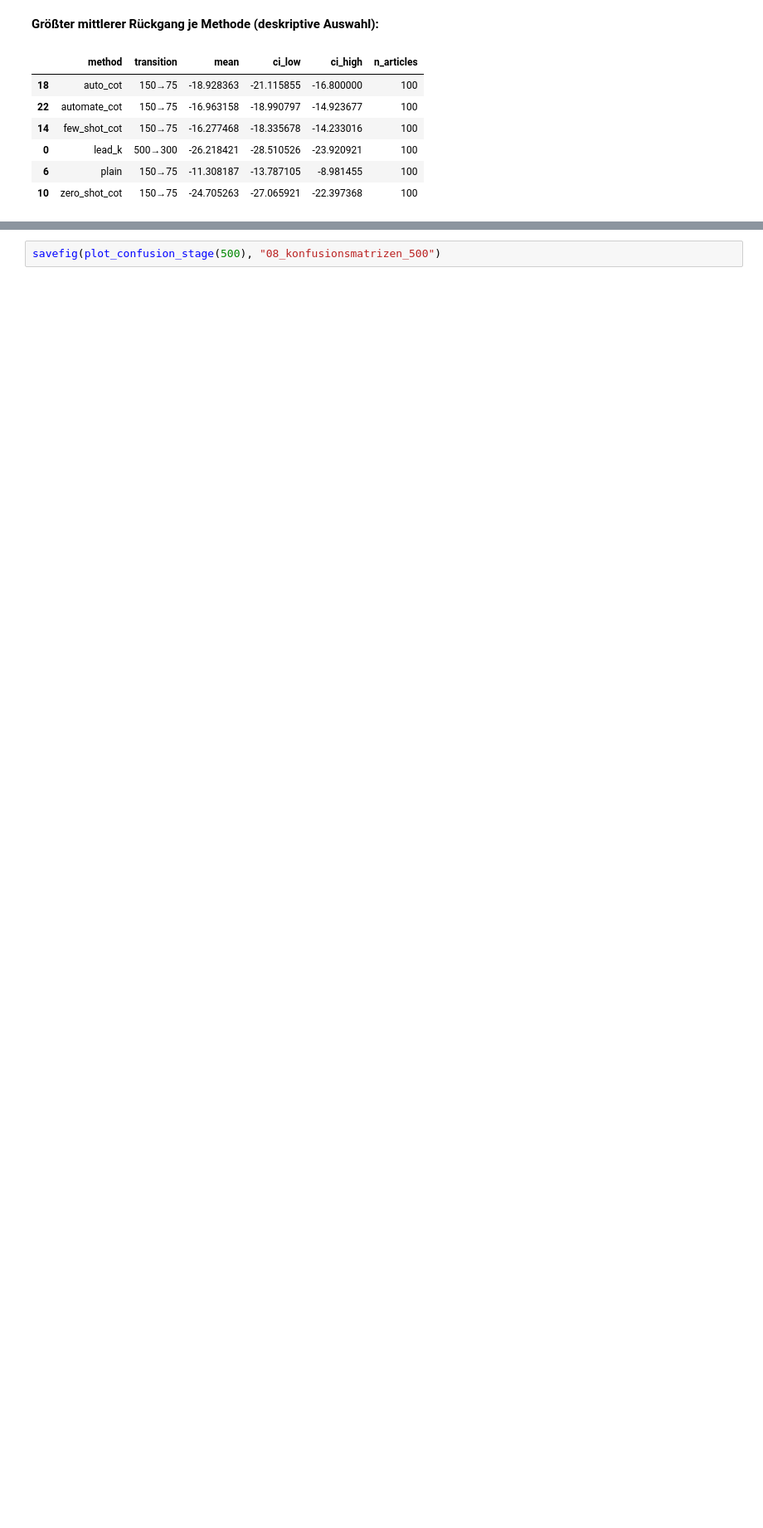
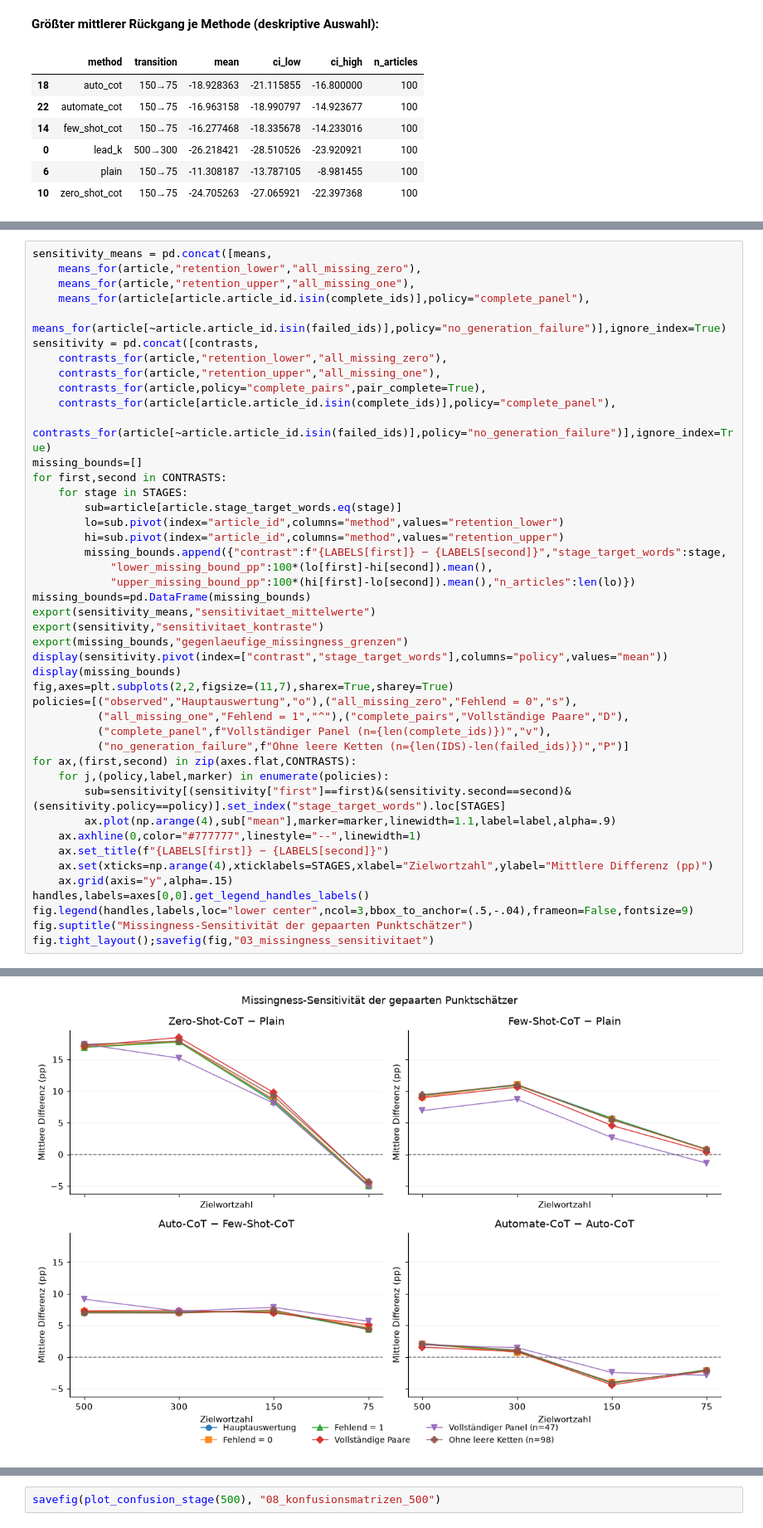
Before and after one commit to EdgarXB/Masterarbeit_Faktenretention_unter_rekursiver_Kompressionskette, a Jupyter notebook: notebooks/03_qa_retention.ipynb, the cells around one changed output, grey strips where cells are left out. Shown at 83% size. Saved outputs shown, nothing was run; the diff lists cells and outputs as text; blank space fills up the shorter version.

Commit message:
Revert "qa_retention cleaned up"
This reverts commit b4fddf3cad9f0d29d7e31cb24604f6d6f07676e7.

```diff
--- a/notebooks/03_qa_retention.ipynb
+++ b/notebooks/03_qa_retention.ipynb
@@ -316,0 +557,45 @@ fig.tight_layout(rect=(0,.06,1,.95));savefig(fig,"02_gepaarte_kontraste")
+# %%
+sensitivity_means = pd.concat([means,
+    means_for(article,"retention_lower","all_missing_zero"),
+    means_for(article,"retention_upper","all_missing_one"),
+    means_for(article[article.article_id.isin(complete_ids)],policy="complete_panel"),
+    means_for(article[~article.article_id.isin(failed_ids)],policy="no_generation_failure")],ignore_index=True)
+sensitivity = pd.concat([contrasts,
+    contrasts_for(article,"retention_lower","all_missing_zero"),
+    contrasts_for(article,"retention_upper","all_missing_one"),
+    contrasts_for(article,policy="complete_pairs",pair_complete=True),
+    contrasts_for(article[article.article_id.isin(complete_ids)],policy="complete_panel"),
+    contrasts_for(article[~article.article_id.isin(failed_ids)],policy="no_generation_failure")],ignore_index=True)
+missing_bounds=[]
+for first,second in CONTRASTS:
+    for stage in STAGES:
+        sub=article[article.stage_target_words.eq(stage)]
+        lo=sub.pivot(index="article_id",columns="method",values="retention_lower")
+        hi=sub.pivot(index="article_id",columns="method",values="retention_upper")
+        missing_bounds.append({"contrast":f"{LABELS[first]} − {LABELS[second]}","stage_target_words":stage,
+            "lower_missing_bound_pp":100*(lo[first]-hi[second]).mean(),
+            "upper_missing_bound_pp":100*(hi[first]-lo[second]).mean(),"n_articles":len(lo)})
+missing_bounds=pd.DataFrame(missing_bounds)
+export(sensitivity_means,"sensitivitaet_mittelwerte")
+export(sensitivity,"sensitivitaet_kontraste")
+export(missing_bounds,"gegenlaeufige_missingness_grenzen")
+display(sensitivity.pivot(index=["contrast","stage_target_words"],columns="policy",values="mean"))
+display(missing_bounds)
+fig,axes=plt.subplots(2,2,figsize=(11,7),sharex=True,sharey=True)
+policies=[("observed","Hauptauswertung","o"),("all_missing_zero","Fehlend = 0","s"),
+          ("all_missing_one","Fehlend = 1","^"),("complete_pairs","Vollständige Paare","D"),
+          ("complete_panel",f"Vollständiger Panel (n={len(complete_ids)})","v"),
+          ("no_generation_failure",f"Ohne leere Ketten (n={len(IDS)-len(failed_ids)})","P")]
+for ax,(first,second) in zip(axes.flat,CONTRASTS):
+    for j,(policy,label,marker) in enumerate(policies):
+        sub=sensitivity[(sensitivity["first"]==first)&(sensitivity.second==second)&(sensitivity.policy==policy)].set_index("stage_target_words").loc[STAGES]
+        ax.plot(np.arange(4),sub["mean"],marker=marker,linewidth=1.1,label=label,alpha=.9)
+    ax.axhline(0,color="#777777",linestyle="--",linewidth=1)
+    ax.set_title(f"{LABELS[first]} − {LABELS[second]}")
+    ax.set(xticks=np.arange(4),xticklabels=STAGES,xlabel="Zielwortzahl",ylabel="Mittlere Differenz (pp)")
+    ax.grid(axis="y",alpha=.15)
+handles,labels=axes[0,0].get_legend_handles_labels()
+fig.legend(handles,labels,loc="lower center",ncol=3,bbox_to_anchor=(.5,-.04),frameon=False,fontsize=9)
+fig.suptitle("Missingness-Sensitivität der gepaarten Punktschätzer")
+fig.tight_layout();savefig(fig,"03_missingness_sensitivitaet")
+# %% [output]
@@ -317 +637,2 @@ fig.tight_layout(rect=(0,.06,1,.95));savefig(fig,"02_gepaarte_kontraste")
+[figure, added]
 # %% [markdown]
```
Also changed, not shown: parts of 27 cells of this notebook.
